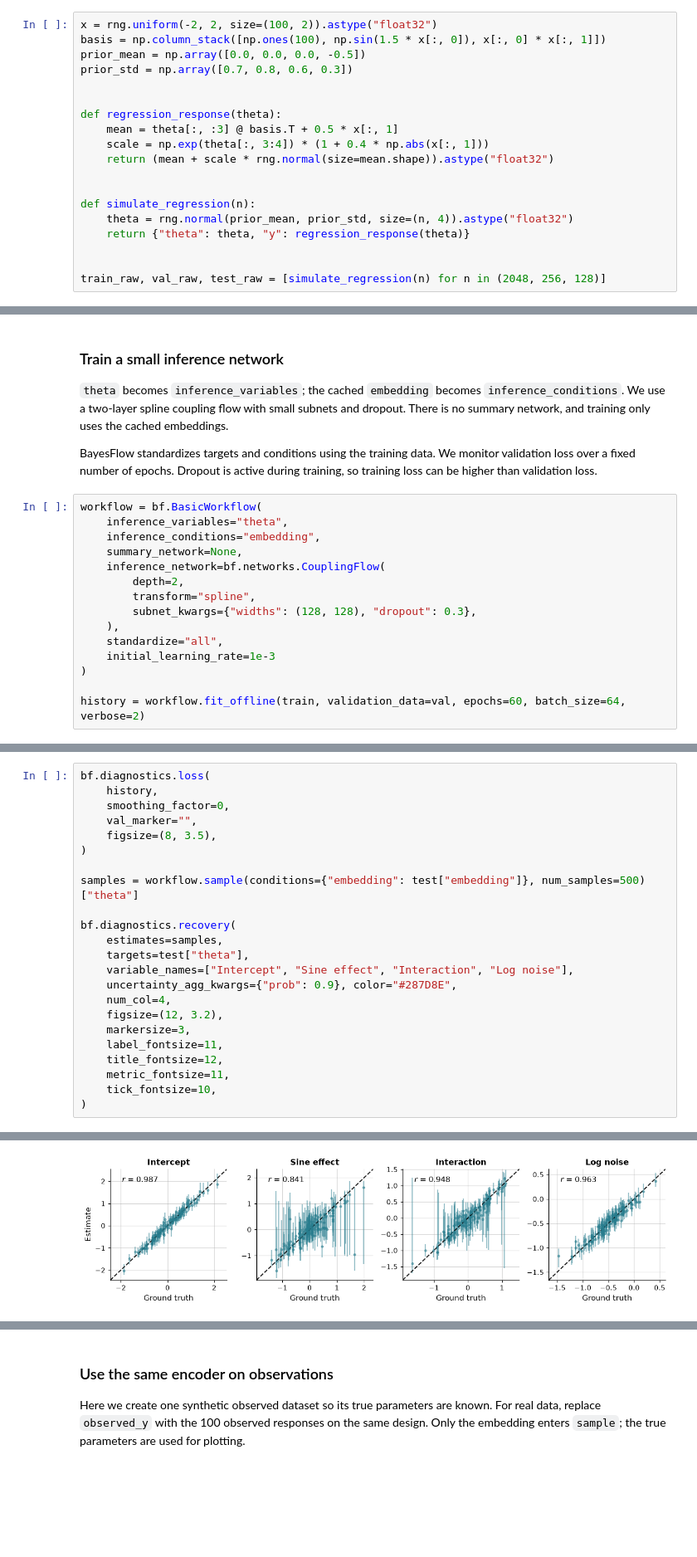
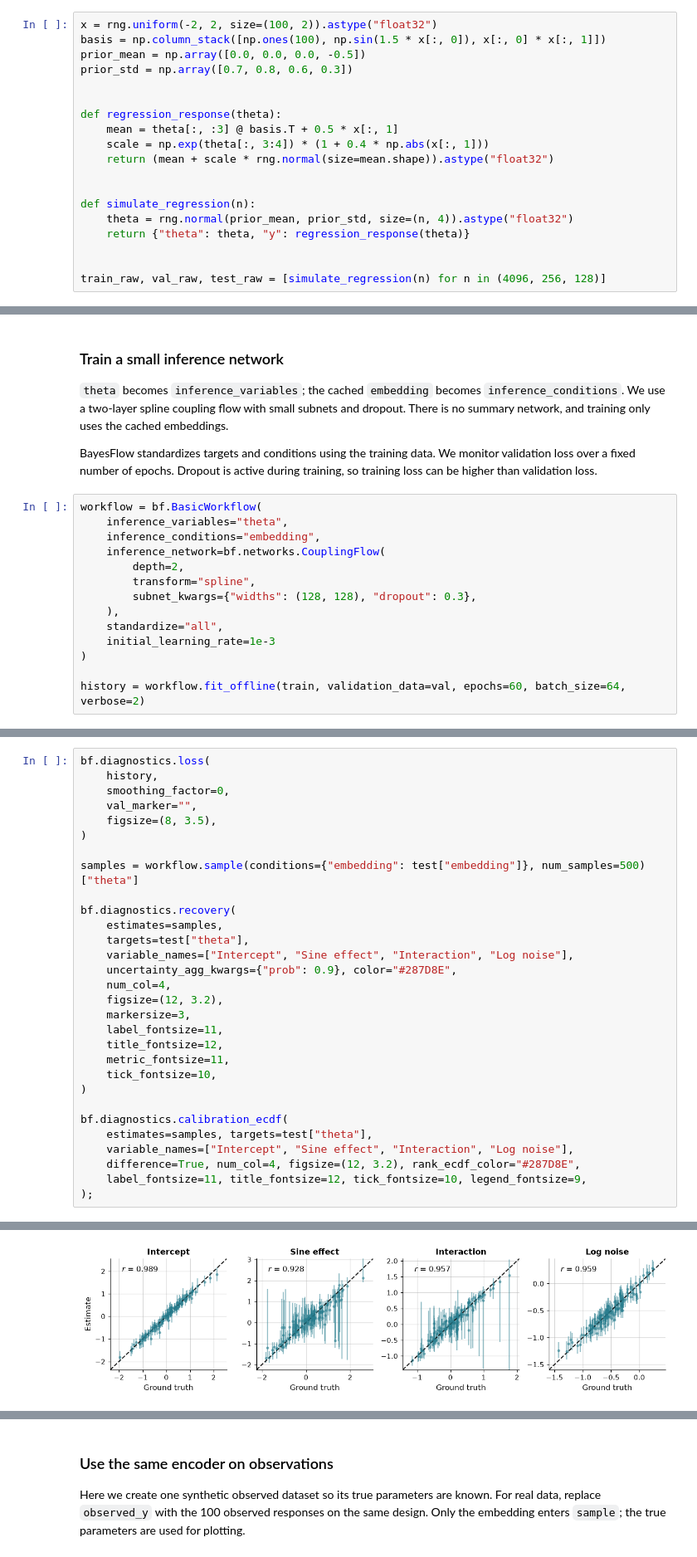
Before and after one commit to stefanradev93/BayesFlow, a Jupyter notebook: examples/Foundation_Model_Backbones.ipynb, the cells around one changed output, grey strips where cells are left out. Shown at 83% size. Drawn from its saved outputs; the diff is of its cells as text; blank space fills up the shorter version.

```diff
--- a/examples/Foundation_Model_Backbones.ipynb
+++ b/examples/Foundation_Model_Backbones.ipynb
@@ -131,7 +131,7 @@ def simulate_regression(n):
     return {"theta": theta, "y": regression_response(theta)}
 
 
-train_raw, val_raw, test_raw = [simulate_regression(n) for n in (2048, 256, 128)]
+train_raw, val_raw, test_raw = [simulate_regression(n) for n in (4096, 256, 128)]
 # %% [markdown]
 ### Compute the frozen summaries once
 
@@ -175,7 +175,6 @@ BayesFlow standardizes targets and conditions using the training data. We monito
 workflow = bf.BasicWorkflow(
     inference_variables="theta",
     inference_conditions="embedding",
-    summary_network=None,
     inference_network=bf.networks.CouplingFlow(
         depth=2,
         transform="spline",
@@ -234,4 +233,11 @@ bf.diagnostics.recovery(
     metric_fontsize=11,
     tick_fontsize=10,
 )
+
+bf.diagnostics.calibration_ecdf(
+    estimates=samples, targets=test["theta"],
+    variable_names=["Intercept", "Sine effect", "Interaction", "Log noise"],
+    difference=True, num_col=4, figsize=(12, 3.2), rank_ecdf_color="#287D8E",
+    label_fontsize=11, title_fontsize=12, tick_fontsize=10, legend_fontsize=9,
+);
 # %% [output]
@@ -240 +246 @@ INFO:bayesflow:Sampling completed in 0.08 seconds.
-[figure, old version]
+[figure, new version]
```
Also changed, not shown: parts of 16 cells of this notebook.
